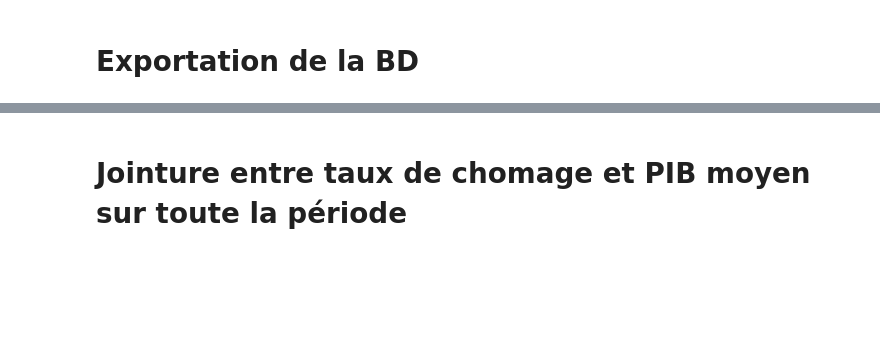
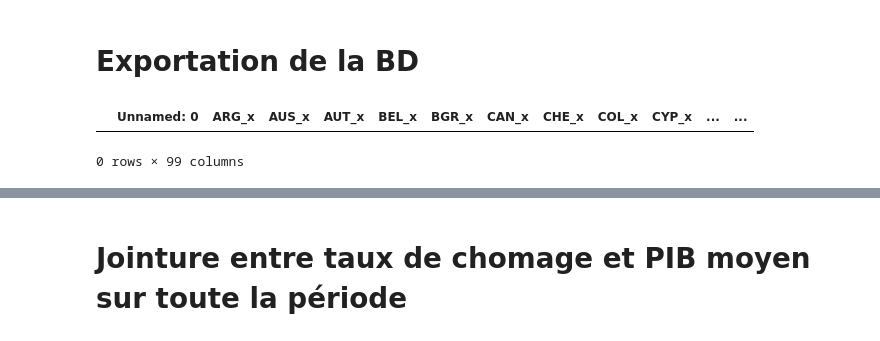
Before and after one commit to Marimar4/Projet-Python, a Jupyter notebook: Préparation_données.ipynb, the cells around one changed output, grey strips where cells are left out. Drawn from its saved outputs; the diff is of its cells as text; code cells hidden in the pictures; blank space fills up the shorter version.

```diff
--- a/Préparation_données.ipynb
+++ b/Préparation_données.ipynb
@@ -770,6 +946,12 @@ merged.head(5)
 # %%
 import pandas as pd
 merged.to_excel("Jointure_chomage_pib.xlsx", index=True)
+# %%
+data = pd.read_excel("Jointure_chomage_pib.xlsx")
+data.head()
+# %% [output]
+|  | Unnamed: 0 | ARG_x | AUS_x | AUT_x | BEL_x | BGR_x | CAN_x | CHE_x | COL_x | CYP_x | ... | ... |
+0 rows × 99 columns
 # %%
 #Exemple
 merged2 = merged[['ARG_x', 'ARG_y']]
```
Also changed, not shown: parts of 58 cells of this notebook, 1 other file.
